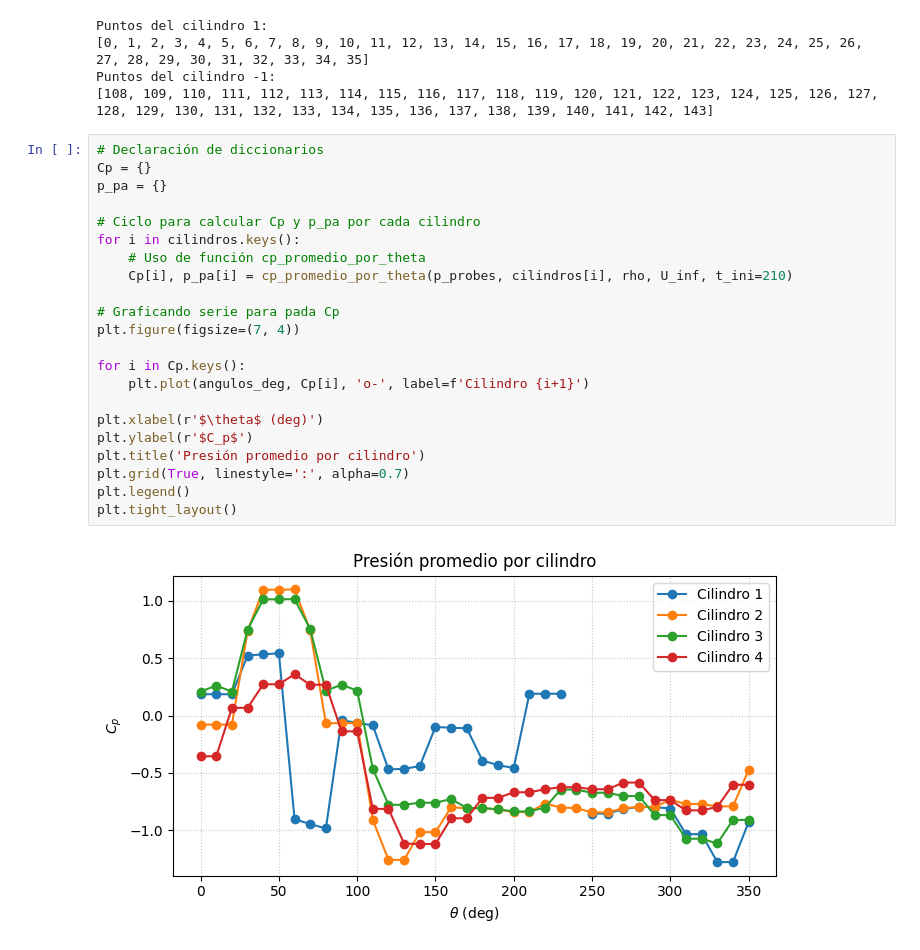
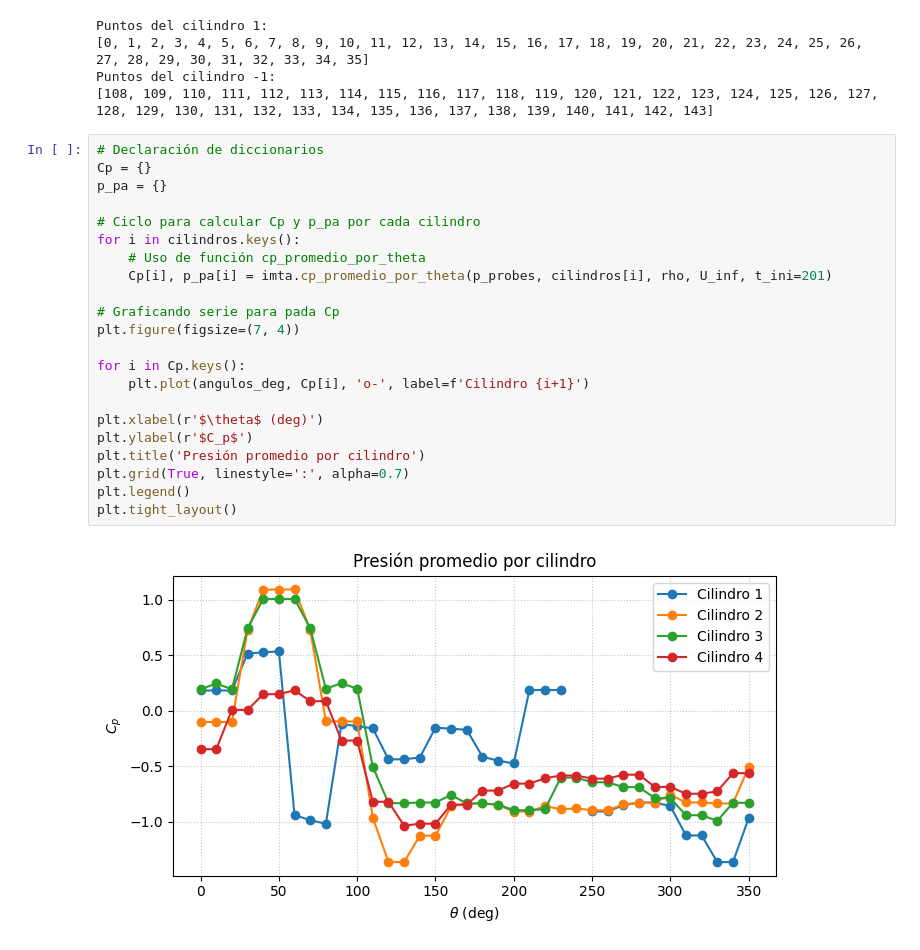
Before and after one commit to OmarURP/Toolbox_publica, a Jupyter notebook: 08_Parcelas.ipynb, the cells around one changed output. Drawn from its saved outputs; the diff is of its cells as text.

```diff
--- a/08_Parcelas.ipynb
+++ b/08_Parcelas.ipynb
@@ -96,24 +74,24 @@ Puntos del cilindro -1:
 # %%
 # Declaración de diccionarios
 Cp = {}
 p_pa = {}
 
 # Ciclo para calcular Cp y p_pa por cada cilindro
 for i in cilindros.keys():
     # Uso de función cp_promedio_por_theta
-    Cp[i], p_pa[i] = cp_promedio_por_theta(p_probes, cilindros[i], rho, U_inf, t_ini=210)
+    Cp[i], p_pa[i] = imta.cp_promedio_por_theta(p_probes, cilindros[i], rho, U_inf, t_ini=201)
 
 # Graficando serie para pada Cp
 plt.figure(figsize=(7, 4))
 
 for i in Cp.keys():
     plt.plot(angulos_deg, Cp[i], 'o-', label=f'Cilindro {i+1}')
 
 plt.xlabel(r'$\theta$ (deg)')
 plt.ylabel(r'$C_p$')
 plt.title('Presión promedio por cilindro')
 plt.grid(True, linestyle=':', alpha=0.7)
 plt.legend()
 plt.tight_layout()
 # %% [output]
-[figure, old version]
+[figure, new version]
```
Also changed, not shown: parts of 1 cell of this notebook, 2 other files.
